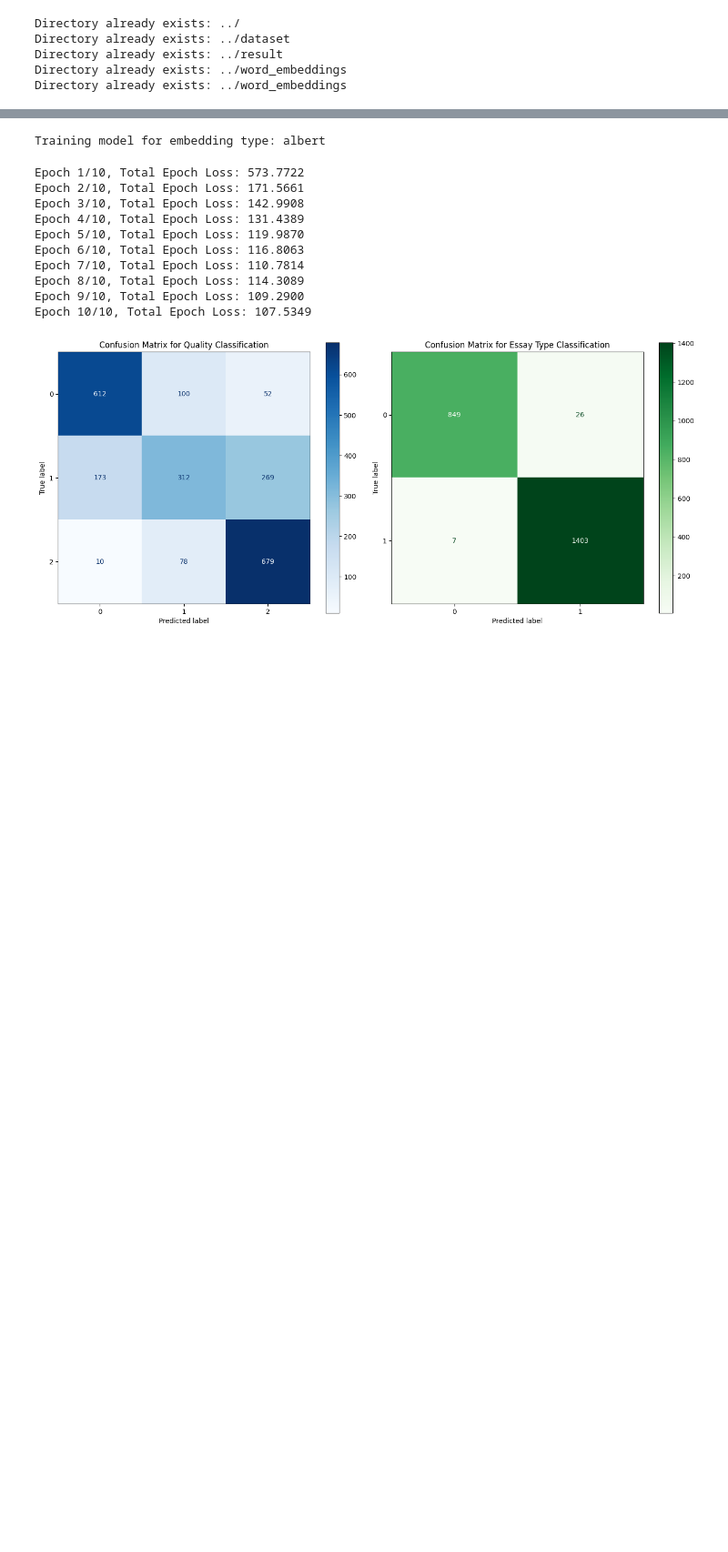
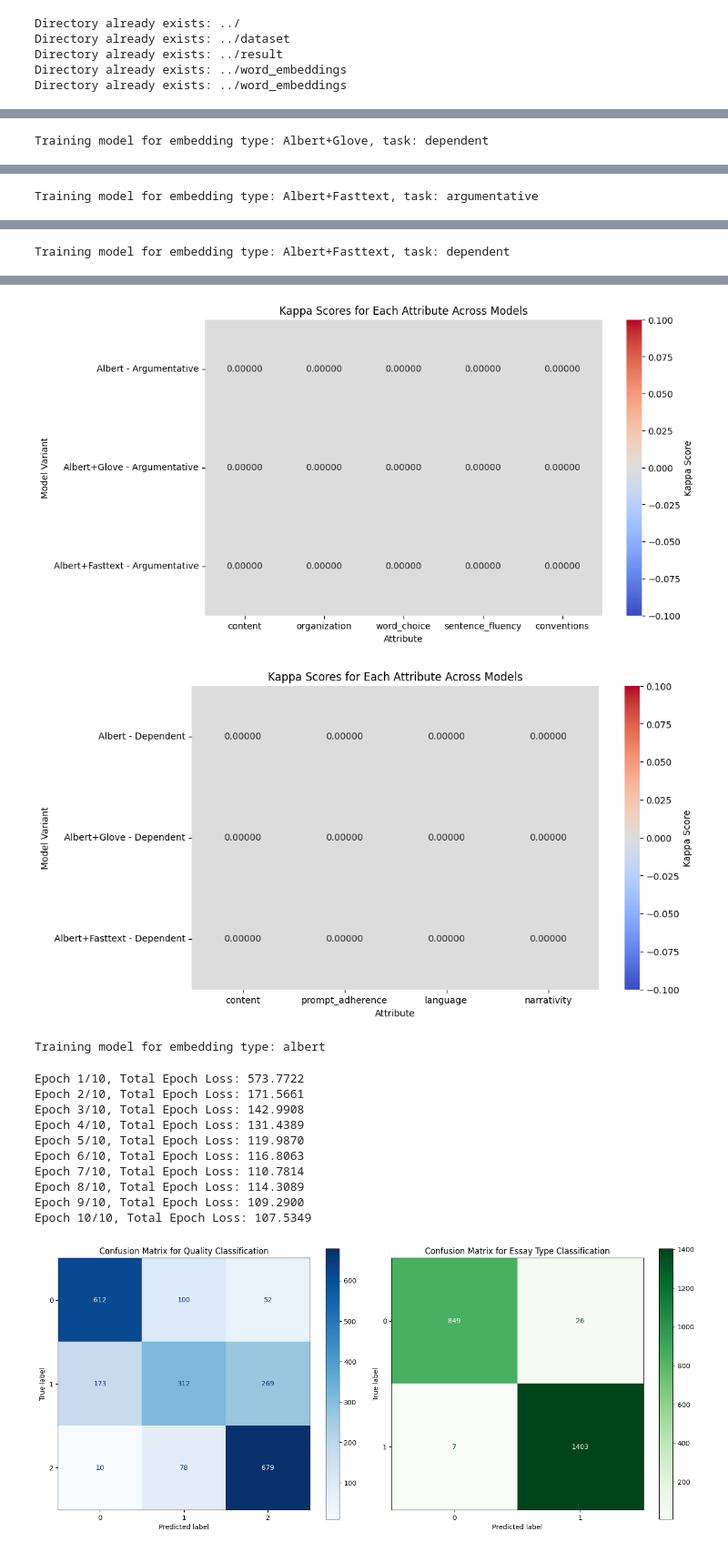
Before and after one commit to irasalsabila/ai_project_aes, a Jupyter notebook: albert_ira/code_t.ipynb, the cells around one changed output, grey strips where cells are left out. Shown at 91% size. Saved outputs shown, nothing was run; the diff lists cells and outputs as text; code cells hidden in the pictures; blank space fills up the shorter version.

```diff
--- a/albert_ira/code_t.ipynb
+++ b/albert_ira/code_t.ipynb
@@ -82,19 +90,3 @@ df['essay_type'] = df['essay_type'].map({'argumentative': 0, 'dependent': 1, 'na
 
 # Filter the dataframe to include only rows where 'essay_type' is either 0 or 1 (argumentative or dependent essays)
 df = df[df['essay_type'].isin([0, 1])]
-# %%
-# Define attributes for which we want to capture min and max values
-attributes = ['content', 'organization', 'word_choice', 'sentence_fluency', 'conventions', 'language', 'prompt_adherence', 'narrativity']
-
-# Initialize dictionary to store min and max values for each attribute
-attribute_ranges = {}
-
-# Retrieve and store the min and max ranges for each attribute
-for attribute in attributes:
-    min_val, max_val = get_attribute_range(df, attribute)  # Get min and max values for the current attribute
-    attribute_ranges[attribute] = (min_val, max_val)  # Store the range in attribute_ranges dictionary
-
-# Print the ranges for each attribute
-print("Attribute Ranges:")
-for attribute, (min_val, max_val) in attribute_ranges.items():
-    print(f"{attribute}: {min_val} to {max_val}")  # Print the min and max values for each attribute
@@ -147,0 +208,59 @@ tensor([0.9835, 0.7771, 1.4361], device='cuda:0')
+# %%
+task_configs = {
+    'argumentative': ['content', 'organization', 'word_choice', 'sentence_fluency', 'conventions'],
+    'dependent': ['content', 'prompt_adherence', 'language', 'narrativity']
+}
+
+embedding_types = [None, "glove", "fasttext"]
+all_kappa_scores = {task_name: [] for task_name in task_configs}
+
+for embedding_type in embedding_types:
+    for task_name, attribute_list in task_configs.items():
+        embedding_label = "Albert" if embedding_type is None else f"Albert+{embedding_type.capitalize()}"
+        model_name = f"{embedding_label} - {task_name.replace('_', ' ').title()}"
+
+        embeddings_and_sizes = df['essay'].apply(lambda x: create_combined_embedding(x, embedding_type, glove_model, fasttext_model))
+        df['embeddings'], embedding_sizes = zip(*embeddings_and_sizes)
+
+        combined_df = pd.DataFrame({
+            'embeddings': list(df['embeddings']),
+            **{attr: df[attr] for attr in attribute_list}
+        })
+
+        X = np.stack(combined_df['embeddings'])
+
+        X_train, X_test = train_test_split(X, test_size=0.2, random_state=42)
+        y_train_dict = {}
+        y_test_dict = {}
+        attribute_min_max = []
+
+        for attr in attribute_list:
+            y_train, y_test = train_test_split(combined_df[attr].values, test_size=0.2, random_state=42)
+            y_train, min_val, max_val = normalize_targets(y_train)
+            y_train_dict[attr] = y_train
+            y_test_dict[attr] = y_test
+            attribute_min_max.append((min_val, max_val))
+
+        X_train_tensor = torch.tensor(X_train, dtype=torch.float32)
+        X_test_tensor = torch.tensor(X_test, dtype=torch.float32)
+        y_train_tensors = {attr: torch.tensor(y, dtype=torch.float32) for attr, y in y_train_dict.items()}
+        y_test_tensors = {attr: torch.tensor(y, dtype=torch.float32) for attr, y in y_test_dict.items()}
+
+        print(f"\nTraining model for embedding type: {embedding_label}, task: {task_name}")
+        model_path, embedding_size_path = train_and_save_model_x(
+            X_train_tensor, *y_train_tensors.values(), input_shape=X_train_tensor.shape[1], save_dir=SAVE_DIR,
+            embedding_type=embedding_type, task_name=task_name, epochs=10, batch_size=16, learning_rate=1e-3
+        )
+
+        kappa_scores = evaluate_model_x(
+            model_path, X_test_tensor, *y_test_tensors.values(), model_name=model_name, attribute_min_max=attribute_min_max
+        )[-len(attribute_list):]
+
+        all_kappa_scores[task_name].append(kappa_scores)
+
+for task_name, kappa_scores in all_kappa_scores.items():
+    attribute_names = task_configs[task_name]
+    model_names = [f"{'Albert' if embedding_type is None else f'Albert+{embedding_type.capitalize()}'} - {task_name.replace('_', ' ').title()}" for embedding_type in embedding_types]
+
+    plot_kappa_heatmap(kappa_scores, model_names=model_names, attribute_names=attribute_names)
+# %% [output]
@@ -147,0 +314 @@ tensor([0.9835, 0.7771, 1.4361], device='cuda:0')
+Training model for embedding type: Albert+Glove, task: dependent
@@ -147,0 +329 @@ tensor([0.9835, 0.7771, 1.4361], device='cuda:0')
+Training model for embedding type: Albert+Fasttext, task: argumentative
@@ -147,0 +345 @@ tensor([0.9835, 0.7771, 1.4361], device='cuda:0')
+Training model for embedding type: Albert+Fasttext, task: dependent
@@ -148,3 +360,5 @@ tensor([0.9835, 0.7771, 1.4361], device='cuda:0')
+[figure, added]
+[figure, added]
 # %%
 # Define embedding types to experiment with: ALBERT-only, ALBERT + GloVe, and ALBERT + FastText
 embedding_types = [None, "glove", "fasttext"]
```
Also changed, not shown: parts of 8 cells of this notebook, 9 other files.
